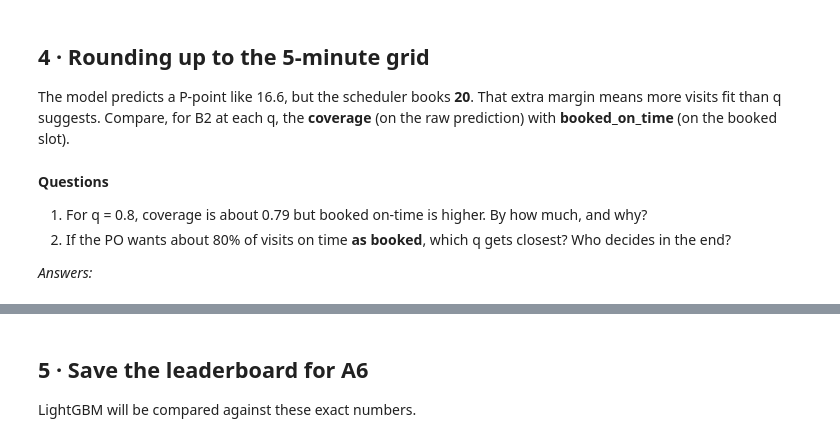
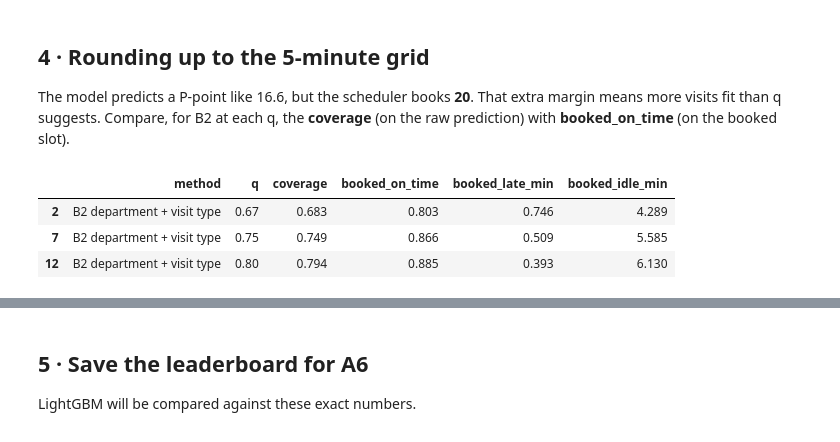
Before and after one commit to rocksolid911/slot-pred-using-lightGBM-XGBoost, a Jupyter notebook: notebooks/A05_baselines.ipynb, the cells around one changed output, grey strips where cells are left out. Drawn from its saved outputs; the diff is of its cells as text; code cells hidden in the pictures.

```diff
--- a/notebooks/A05_baselines.ipynb
+++ b/notebooks/A05_baselines.ipynb
@@ -131,9 +227,10 @@ The model predicts a P-point like 16.6, but the scheduler books **20**. That ext
 # %%
 # TODO(you): from your leaderboard, show method, q, coverage, booked_on_time, booked_late_min, booked_idle_min
 # for the B2 rows only. hint: board[board.method.str.startswith("B2")][[...]]
+
+board[board.method.str.startswith("B2")][["method", "q", "coverage", "booked_on_time", "booked_late_min", "booked_idle_min"]]
+# %% [output]
+|  | method | q | coverage | booked_on_time | booked_late_min | booked_idle_min |
+| 2 | B2 department + visit type | 0.67 | 0.683 | 0.803 | 0.746 | 4.289 |
+| 7 | B2 department + visit type | 0.75 | 0.749 | 0.866 | 0.509 | 5.585 |
+| 12 | B2 department + visit type | 0.80 | 0.794 | 0.885 | 0.393 | 6.130 |
-# %% [markdown]
-**Questions**
-1. For q = 0.8, coverage is about 0.79 but booked on-time is higher. By how much, and why?
-2. If the PO wants about 80% of visits on time **as booked**, which q gets closest? Who decides in the end?
-
-*Answers:*
```
Also changed, not shown: parts of 10 cells of this notebook, 15 other files.
